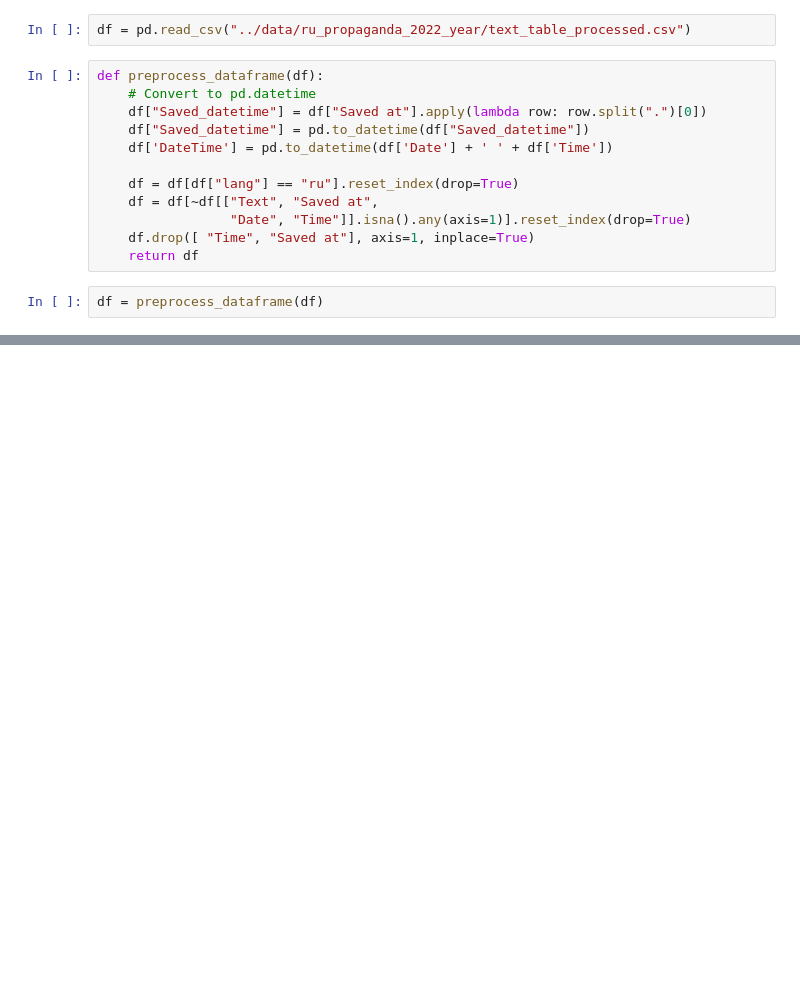
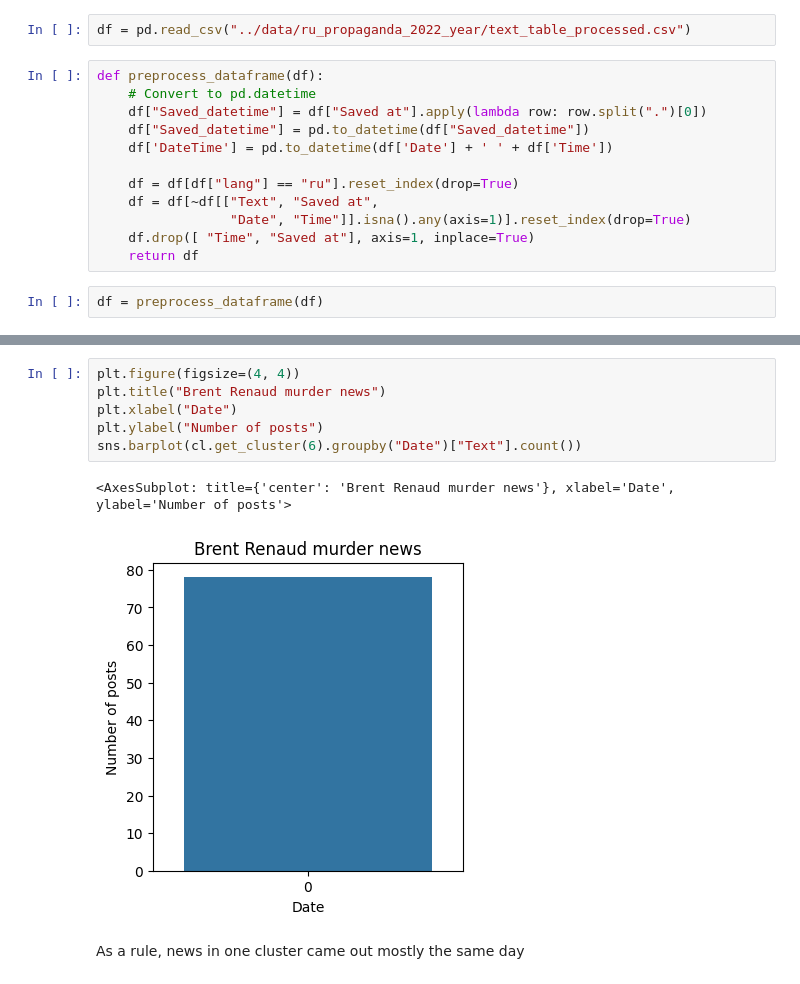
Before and after one commit to NaturalStupidlty/FakeNewsDetection, a Jupyter notebook: Homework/task6.ipynb, the cells around one changed output, grey strips where cells are left out. Saved outputs shown, nothing was run; the diff lists cells and outputs as text; blank space fills up the shorter version.

```diff
--- a/Homework/task6.ipynb
+++ b/Homework/task6.ipynb
@@ -104,0 +216,11 @@ TypeError: object of type 'KMeans' has no len()
+# %%
+plt.figure(figsize=(4, 4))
+plt.title("Brent Renaud murder news")
+plt.xlabel("Date")
+plt.ylabel("Number of posts")
+sns.barplot(cl.get_cluster(6).groupby("Date")["Text"].count())
+# %% [output]
+<AxesSubplot: title={'center': 'Brent Renaud murder news'}, xlabel='Date', ylabel='Number of posts'>
+[figure, added]
+# %% [markdown]
+As a rule, news in one cluster came out mostly the same day
```
Also changed, not shown: parts of 15 cells of this notebook.
